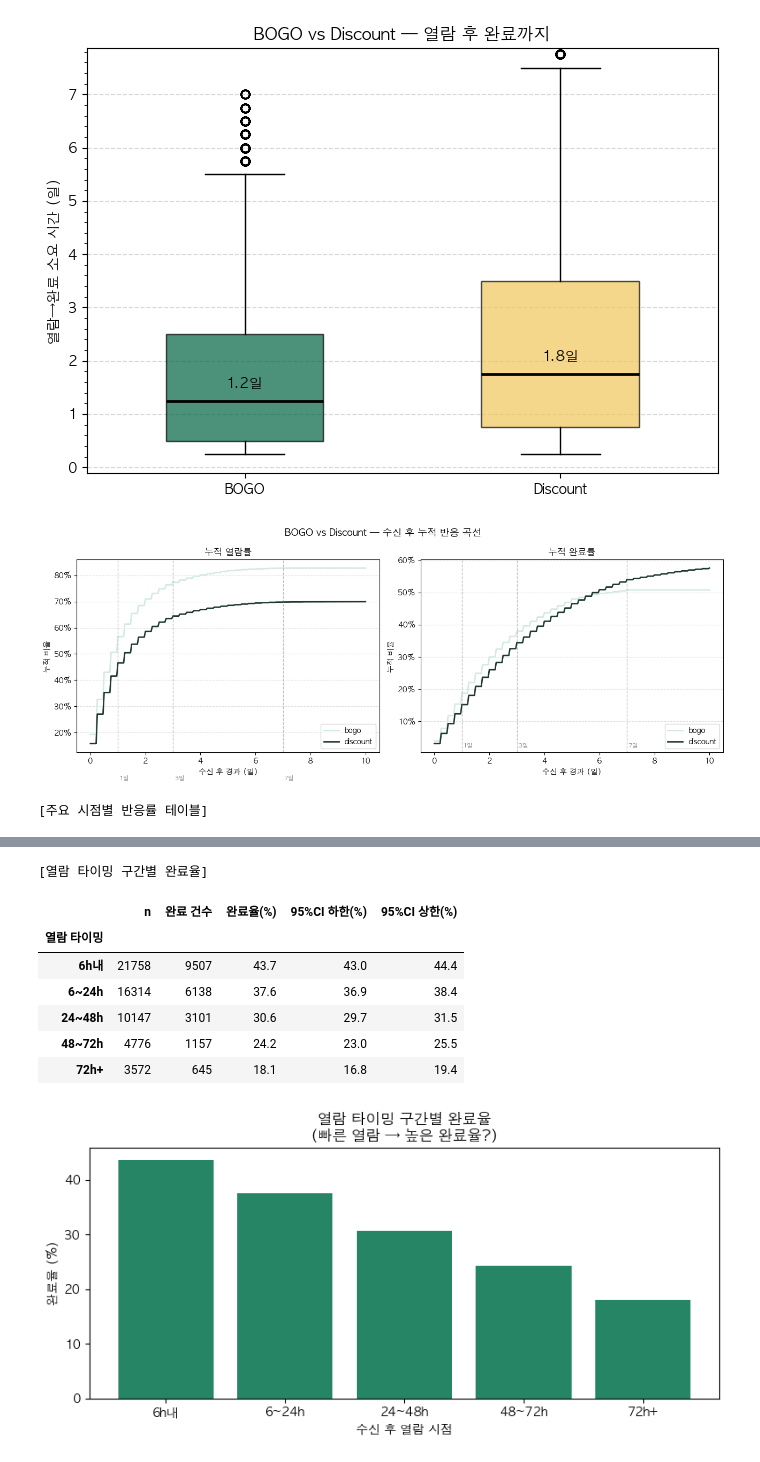
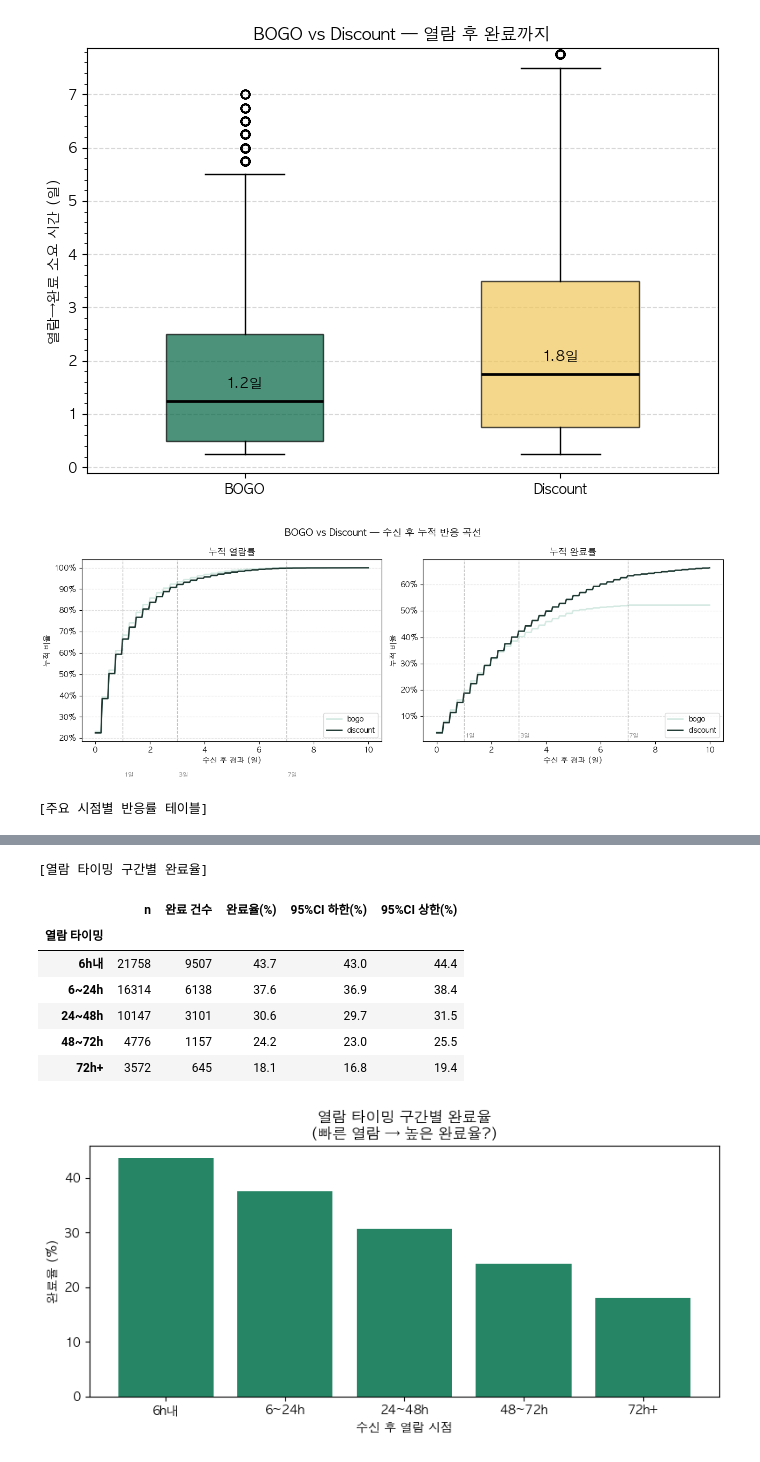
Before and after one commit to rladbstj56/practice_project, a Jupyter notebook: Myun_EDA/03_analysis_final_mine.ipynb, the cells around one changed output, grey strips where cells are left out. Drawn from its saved outputs; the diff is of its cells as text; code cells hidden in the pictures.

```diff
--- a/Myun_EDA/03_analysis_final_mine.ipynb
+++ b/Myun_EDA/03_analysis_final_mine.ipynb
@@ -1947,9 +1947,8 @@ display(dur_pivot.style.format('{:,}'))
 | informational | 7,618 | 7,617 | 0 | 0 | 0 |
 # %%
 # 채널 수 × 오퍼 유형별 5대 지표
-bd_tmp = funnel[funnel['offer_type'].isin(['bogo', 'discount'])].copy()
-bd_tmp['channel_count'] = bd_tmp['channel_count'].astype(int)
-display(bd_tmp.groupby(['channel_count', 'offer_type'])
+bd['channel_count'] = bd['channel_count'].astype(int)
+display(bd.groupby(['channel_count', 'offer_type'])
          .agg(
              received  = ('instance_id',            'count'),
              viewed    = ('is_viewed',               'sum'),
@@ -1968,8 +1967,6 @@ display(bd_tmp.groupby(['channel_count', 'offer_type'])
 # %%
-bd_ch = funnel[funnel['offer_type'].isin(['bogo', 'discount'])].copy()
-
 # view_cvr 기준: 열람자 중 열람 후 완료
-bd_ch_viewed = bd_ch[bd_ch['is_viewed'] == 1].copy()
+bd_ch_viewed = bd[bd['is_viewed'] == 1].copy()
 
 ct_ch = pd.crosstab(bd_ch_viewed['channel_count'], bd_ch_viewed['completed_with_prior_view'])
 chi2, p, dof, _ = stats.chi2_contingency(ct_ch)
@@ -2116,8 +2113,6 @@ display(funnel[funnel['completed_with_prior_view'] == 1]
 | bogo | 30.0 |
 | discount | 42.0 |
 # %%
-bd = funnel[funnel['offer_type'].isin(['bogo', 'discount'])].copy()
-
 # --- gap_view_to_complete 분포 (열람 후 완료까지) ---
 print("[ 열람 후 완료까지 소요 시간 ]")
 for otype, grp in bd.groupby('offer_type'):
@@ -2170,8 +2165,6 @@ Mann-Whitney U: U=42782219, p=8.75e-115
 [figure]
 # %%
 from statsmodels.stats.proportion import proportion_confint
-
-bd = funnel[funnel['offer_type'].isin(['bogo', 'discount'])].copy()
 
 # --- 누적 반응 곡선 ---
 time_points = np.arange(0, 24 * 10 + 1, 1)
@@ -2240,34 +2233,34 @@ timing_summary = (
     )
     .reset_index()
 )
 timing_summary['완료율(%)'] = (timing_summary['completed'] / timing_summary['n'] * 100).round(1)
 
 # CI 계산
 ci_rows = []
 for _, row in timing_summary.iterrows():
     lo, hi = proportion_confint(int(row['completed']), int(row['n']), method='wilson')
     ci_rows.append({
         '열람 타이밍': row['view_timing'],
         'n': int(row['n']),
         '완료 건수': int(row['completed']),
         '완료율(%)': row['완료율(%)'],
         '95%CI 하한(%)': round(lo * 100, 1),
         '95%CI 상한(%)': round(hi * 100, 1),
     })
 print("")
 print("[열람 타이밍 구간별 완료율]")
 display(pd.DataFrame(ci_rows).set_index('열람 타이밍'))
 
 fig, ax = plt.subplots(figsize=(8, 4))
 ax.bar(timing_summary['view_timing'].astype(str), timing_summary['완료율(%)'],
        color='#00704A', alpha=0.85)
 ax.set_title('열람 타이밍 구간별 완료율\n(빠른 열람 → 높은 완료율?)', fontweight='bold')
 ax.set_xlabel('수신 후 열람 시점')
 ax.set_ylabel('완료율 (%)')
 plt.tight_layout()
 plt.show()
 # %% [output]
-[figure, old version]
+[figure, new version]
 [주요 시점별 반응률 테이블]
 |  | 열람_6h | 완료_6h | 열람_24h | 완료_24h | 열람_48h | 완료_48h | 열람_72h | 완료_72h | 열람_168h | 완료_168h | 유효기간내_완료 |
 | offer_type |  |  |  |  |  |  |  |  |  |  |  |
```
Also changed, not shown: parts of 7 cells of this notebook.
